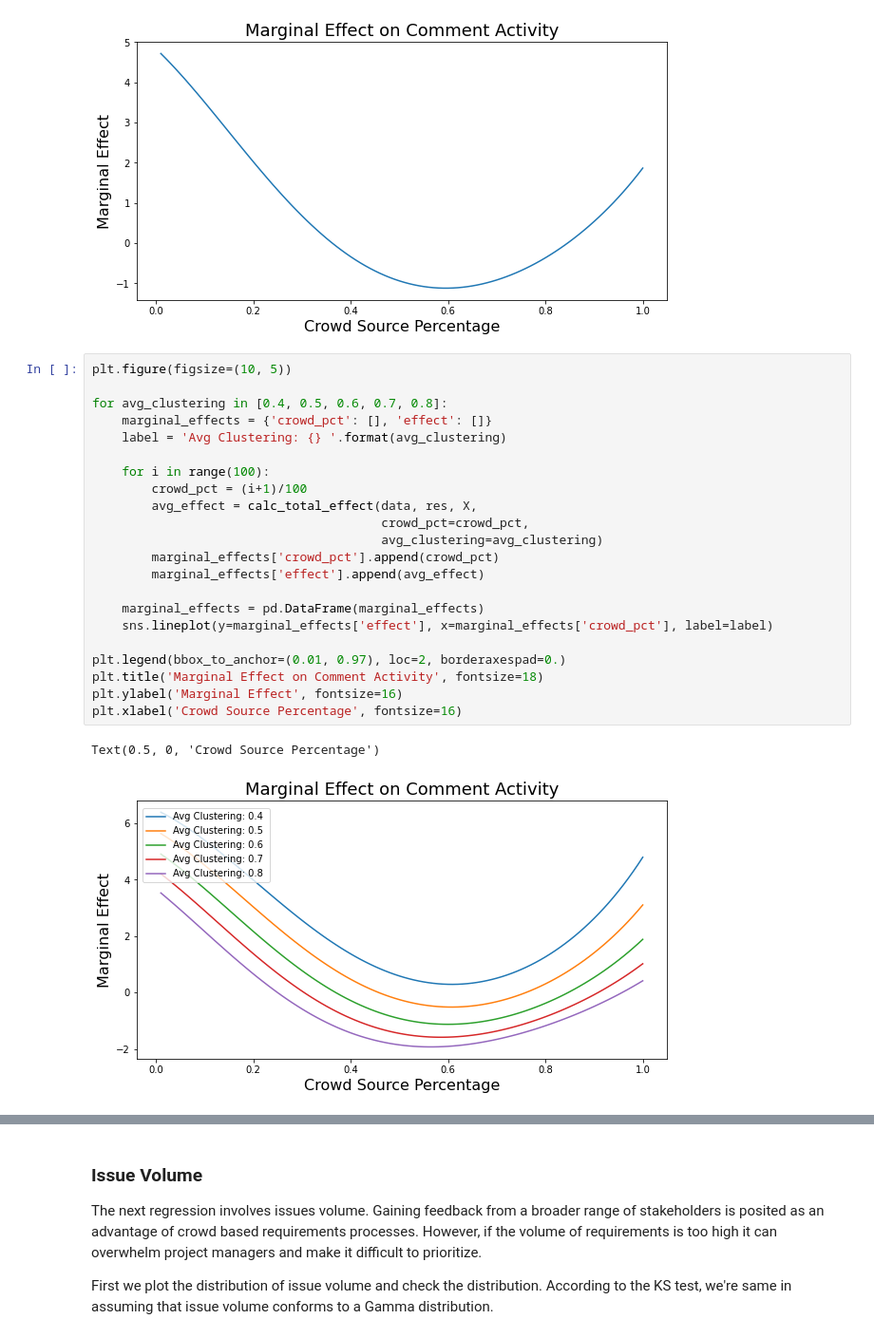
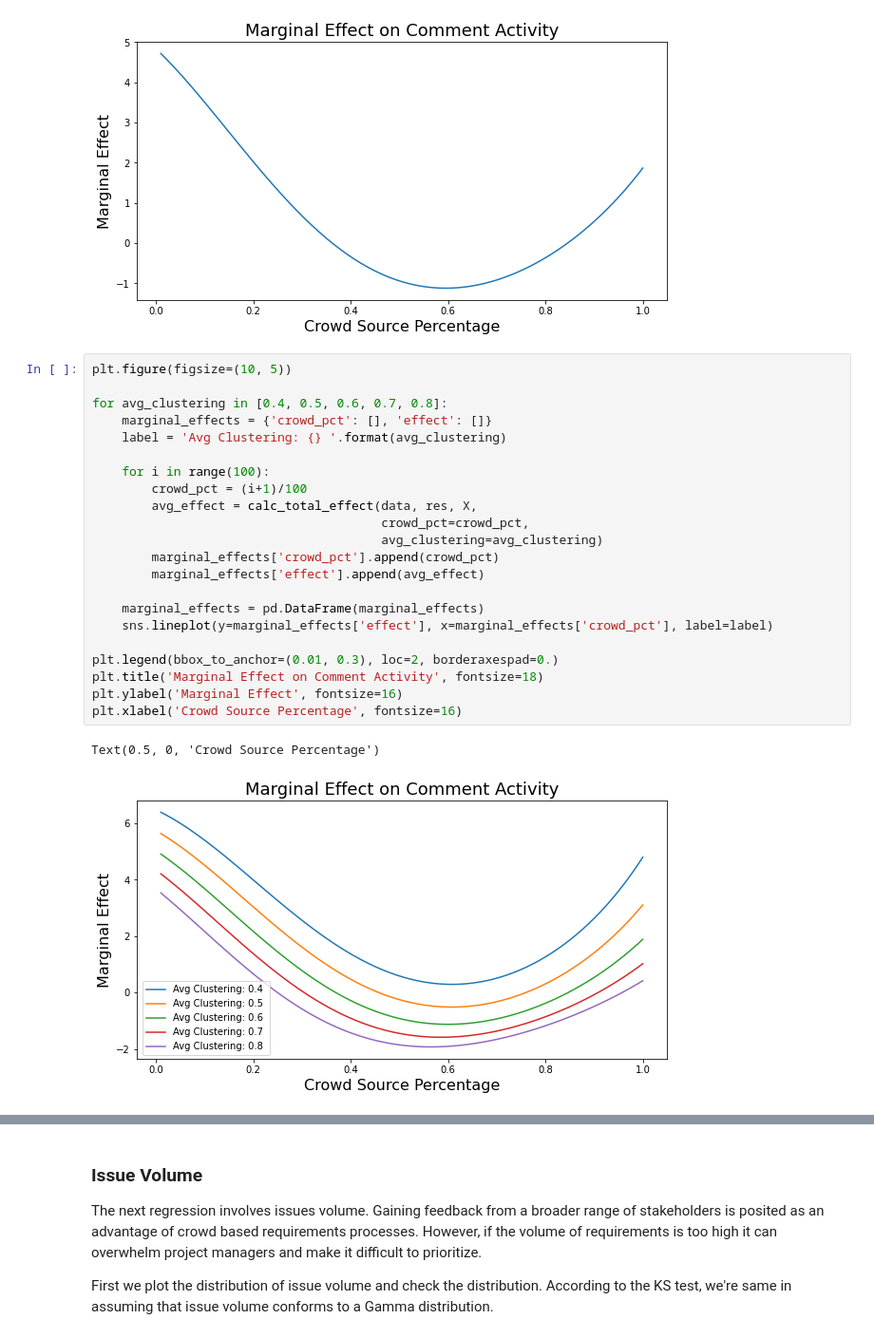
Before and after one commit to MthwRobinson/sh-network-paper, a Jupyter notebook: notebooks/analysis.ipynb, the cells around one changed output, grey strips where cells are left out. Shown: that part at 95% size. Saved outputs shown, nothing was run; the diff lists cells and outputs as text.

```diff
--- a/notebooks/analysis.ipynb
+++ b/notebooks/analysis.ipynb
@@ -402,28 +401,28 @@ Text(0.5, 0, 'Crowd Source Percentage')
 # %%
 plt.figure(figsize=(10, 5))
 
 for avg_clustering in [0.4, 0.5, 0.6, 0.7, 0.8]:
     marginal_effects = {'crowd_pct': [], 'effect': []}
     label = 'Avg Clustering: {} '.format(avg_clustering)
 
     for i in range(100):
         crowd_pct = (i+1)/100
         avg_effect = calc_total_effect(data, res, X,
                                        crowd_pct=crowd_pct,
                                        avg_clustering=avg_clustering)
         marginal_effects['crowd_pct'].append(crowd_pct)
         marginal_effects['effect'].append(avg_effect)
 
     marginal_effects = pd.DataFrame(marginal_effects)
     sns.lineplot(y=marginal_effects['effect'], x=marginal_effects['crowd_pct'], label=label)
 
-plt.legend(bbox_to_anchor=(0.01, 0.97), loc=2, borderaxespad=0.)
+plt.legend(bbox_to_anchor=(0.01, 0.3), loc=2, borderaxespad=0.)
 plt.title('Marginal Effect on Comment Activity', fontsize=18)
 plt.ylabel('Marginal Effect', fontsize=16)
 plt.xlabel('Crowd Source Percentage', fontsize=16)
 # %% [output]
 Text(0.5, 0, 'Crowd Source Percentage')
-[figure, old version]
+[figure, new version]
 # %%
 plt.figure(figsize=(10, 5))
 
```
Also changed, not shown: parts of 6 cells of this notebook, 1 other file.
